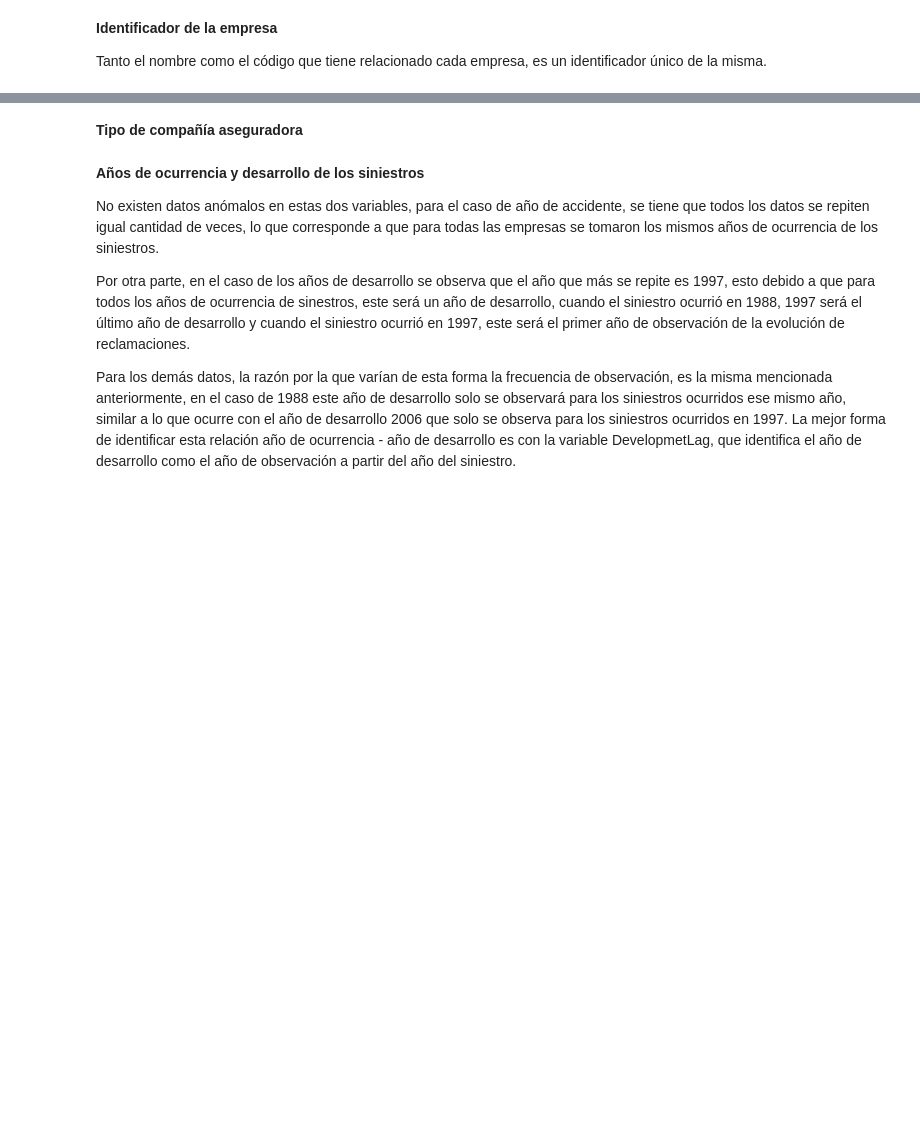
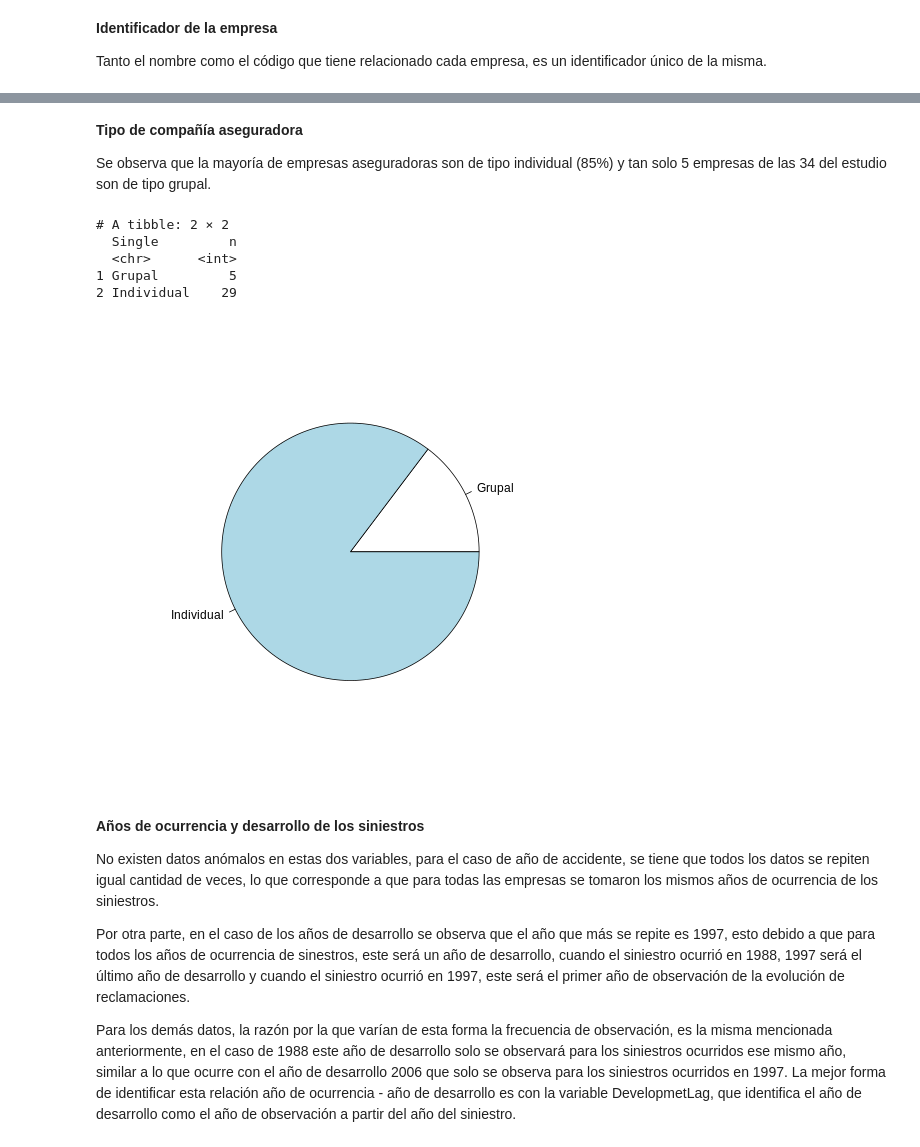
Before and after one commit to dianamarchila/dianamarchila.github.io, a Jupyter notebook: DataUnders_V1.ipynb, the cells around one changed output, grey strips where cells are left out. Drawn from its saved outputs; the diff is of its cells as text; code cells hidden in the pictures; blank space fills up the shorter version.

```diff
--- a/DataUnders_V1.ipynb
+++ b/DataUnders_V1.ipynb
@@ -148,12 +154,30 @@ print(n_companies2)
-# %% [markdown]
-**Tipo de compañía aseguradora**
+# %% [markdown]
+**Tipo de compañía aseguradora**
+
+Se observa que la mayoría de empresas aseguradoras son de tipo individual (85%) y tan solo 5 empresas de las 34 del estudio son de tipo grupal.
 # %%
 %%R
 require(dplyr)
 
 data1 <- data
 
-data1 <- data1 %>% mutate(Single = case_when(Single == 1 ~ ))
+data1 <- data1 %>% mutate(Single = case_when(Single == 1 ~ 'Individual', TRUE ~ 'Grupal'))
+
+tip_comp <- data1 %>% group_by(GRNAME, Single) %>% tally() %>% group_by(Single) %>% tally()
+
+prop <- as.vector(tip_comp$n)
+labels <- as.vector(tip_comp$Single)
+
+pie(prop, labels = labels)
+
+print(tip_comp)
+# %% [output]
+# A tibble: 2 × 2
+  Single         n
+  <chr>      <int>
+1 Grupal         5
+2 Individual    29
+[figure, added]
 # %% [markdown]
 **Años de ocurrencia y desarrollo de los siniestros**
 
```
Also changed, not shown: parts of 9 cells of this notebook.
